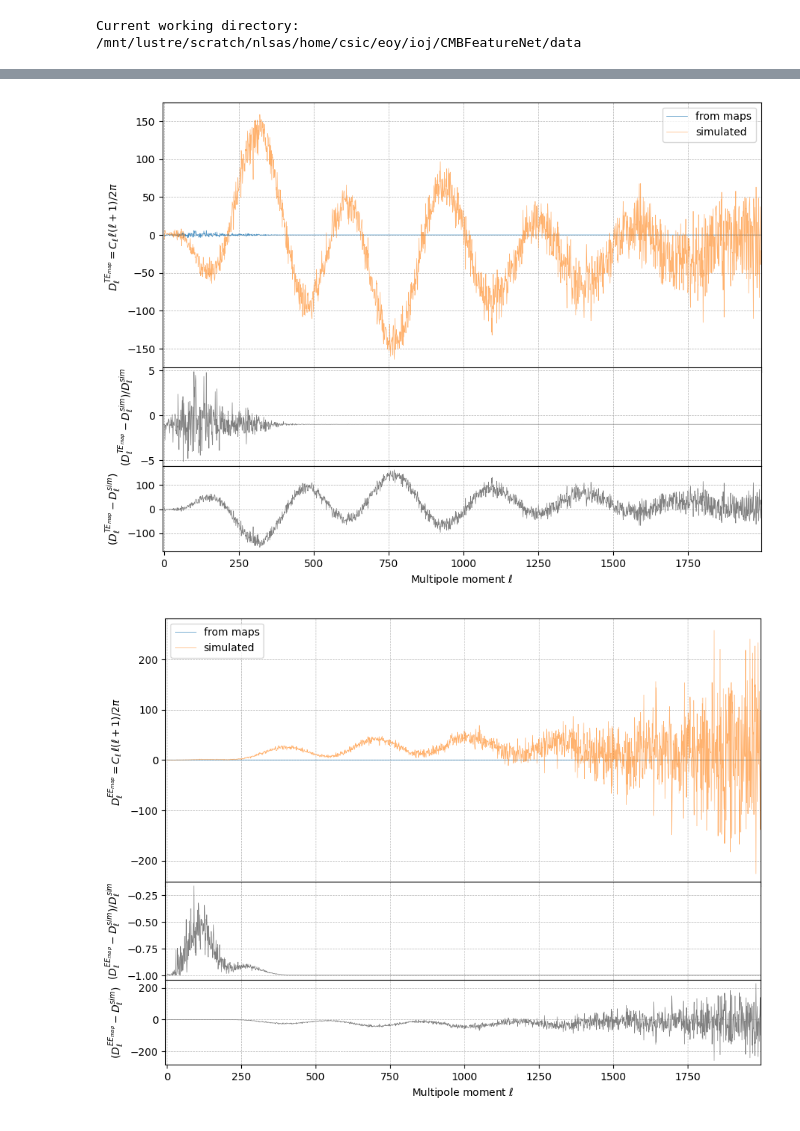
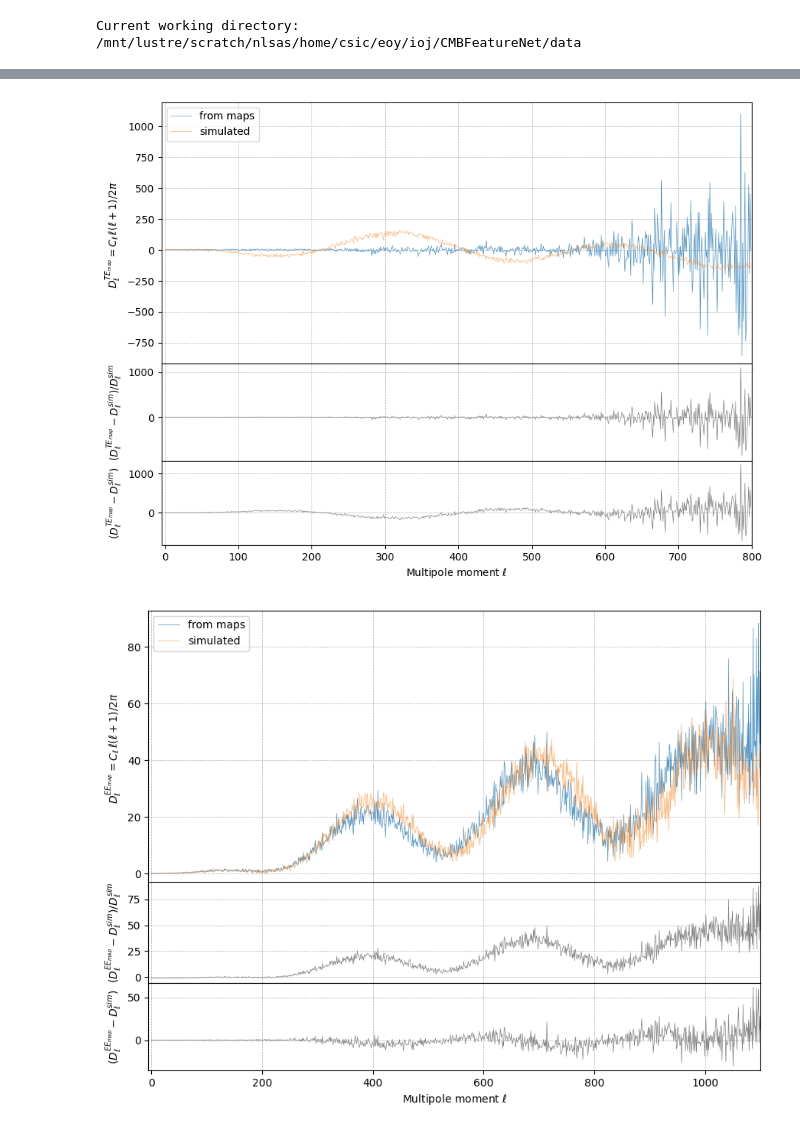
Before and after one commit to SkyExplain/SkySimulation, a Jupyter notebook: Notebooks/Loss_info_Cls-maps.ipynb, the cells around one changed output, grey strips where cells are left out. Drawn from its saved outputs; the diff is of its cells as text; code cells hidden in the pictures.

```diff
--- a/Notebooks/Loss_info_Cls-maps.ipynb
+++ b/Notebooks/Loss_info_Cls-maps.ipynb
@@ -98,7 +98,7 @@ NSIDE: 1024
 maps = [map_temp_data, map_Qpol_data, map_Upol_data]
 
 # Compute the power spectra
-cl_tt_map, cl_ee_map, cl_bb_map, cl_te_map, cl_eb_map, cl_tb_map = hp.anafast(maps, pol=True)
+cl_tt_map, cl_ee_map_sm, cl_bb_map_sm, cl_te_map_sm, cl_eb_map_sm, cl_tb_map_sm = hp.anafast(maps, pol=True)
 # %%
 ell = np.arange(len(cl_tt_map))
 #lmax = len(cl_tt_map)
@@ -147,7 +147,8 @@ cl_te_map = deconvolve_gaussian_beam(ell, cl_te_map, fwhm=1.0)
 # %%
 fig = plt.figure(figsize=(10, 6))
 #lmax = len(cl_te_map)
-lmax = len(simulated_dlste[1])
+#lmax = len(simulated_dlste[1])
+lmax= 800
 
 #Upper plot (Power Spectrum)
 frame1 = fig.add_axes((.1, .4, .8, .6))
@@ -181,13 +182,14 @@ frame3.grid(True, which='both', linestyle='--', linewidth=0.5)
 
 plt.show()
 # %% [output]
-[figure, old version]
+[figure, new version]
 # %%
-ell = np.arange(len(cl_ee_map))
-cl_ee_map_dec = deconvolve_gaussian_beam(ell, cl_ee_map, fwhm=1.0)
+ell = np.arange(len(cl_ee_map_sm))
+cl_ee_map = deconvolve_gaussian_beam(ell, cl_ee_map_sm, fwhm_arcmin=30.0)
 # %%
 #lmax = len(cl_ee_map)
-lmax = len(simulated_dlsee[1])
+#lmax = len(simulated_dlsee[1])
+lmax = 1100
 
 fig = plt.figure(figsize=(10, 6))
 
@@ -196,31 +198,31 @@ frame1 = fig.add_axes((.1, .4, .8, .6))
 frame1.plot(ell[:lmax], Dls(ell, cl_ee_map)[:lmax],
             label='from maps', linewidth=0.5, alpha=0.8)
 frame1.plot(ell[:lmax], simulated_dlsee[1][:lmax],
             label='simulated', linewidth=0.5, alpha=0.6)
 frame1.set_xlabel(r'Multipole moment $\ell$')
 frame1.set_ylabel(r'$D_\ell^{EE_{map}}=C_\ell \, \ell(\ell+1)/2\pi$')
 frame1.set_xlim(-5, lmax)
 frame1.tick_params(axis='x', labelsize=0.1)
 frame1.grid(True, which='both', linestyle='--', linewidth=0.5)
 frame1.legend()
 
 #Lower plots (Difference)
 frame2 = fig.add_axes((.1, .19, .8, .22), sharex=frame1)
 diff = (Dls(ell, cl_ee_map)[:lmax] - simulated_dlsee[1][:lmax] / simulated_dlsee[1][:lmax])
 frame2.plot(ell[:lmax], diff, label='Percentage difference', linewidth=0.5, color='gray')
 frame2.set_xlabel(r'Multipole moment $\ell$')
 frame2.set_ylabel(r'$(D_\ell^{EE_{map}} - D_\ell^{sim}) / D_\ell^{sim}$')
 frame2.tick_params(axis='x', labelsize=0.1)
 frame2.grid(True, which='both', linestyle='--', linewidth=0.5)
 
 frame3 = fig.add_axes((.1, 0., .8, 0.19), sharex=frame1)
 diff = (Dls(ell, cl_ee_map)[:lmax] - simulated_dlsee[1][:lmax])
 frame3.plot(ell[:lmax], diff, label='Percentage difference', linewidth=0.5, color='gray')
 frame3.set_xlabel(r'Multipole moment $\ell$')
 frame3.set_ylabel(r'$(D_\ell^{EE_{map}} - D_\ell^{sim})$')
 frame3.tick_params(axis='x', labelsize=10)
 frame3.grid(True, which='both', linestyle='--', linewidth=0.5)
 
 plt.show()
 # %% [output]
-[figure, old version]
+[figure, new version]
```
Also changed, not shown: parts of 7 cells of this notebook, 1 other file.
